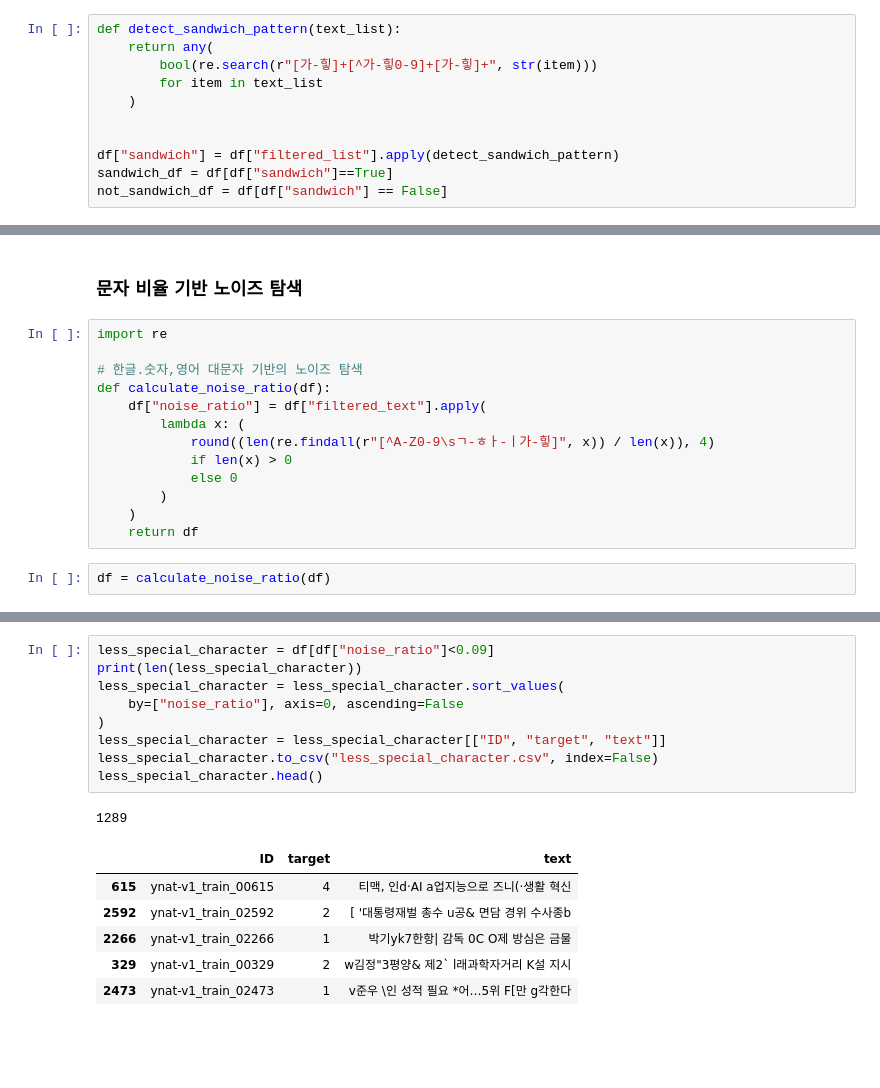
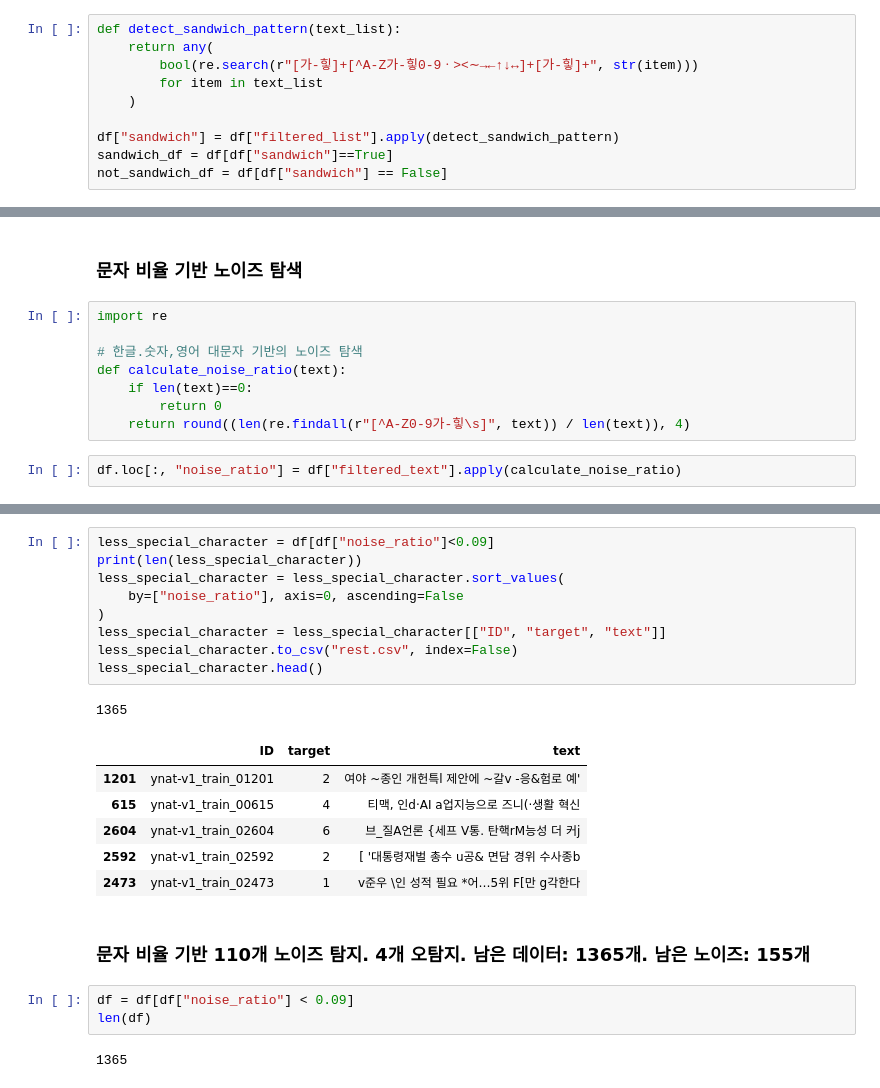
Before and after one commit to yeseoLee/Data-Centric-Topic-Classification, a Jupyter notebook: notebooks/noise_eda.ipynb, the cells around one changed output, grey strips where cells are left out. Cells and saved outputs as stored; diff of their text form; blank space fills up the shorter version.

Commit message:
exp: noise eda

```diff
--- a/notebooks/noise_eda.ipynb
+++ b/notebooks/noise_eda.ipynb
@@ -190,10 +235,9 @@ df = df[df["check"] == False]
 # %%
 def detect_sandwich_pattern(text_list):
     return any(
-        bool(re.search(r"[가-힣]+[^가-힣0-9]+[가-힣]+", str(item)))
+        bool(re.search(r"[가-힣]+[^A-Z가-힣0-9ㆍ><∼→←↑↓↔]+[가-힣]+", str(item)))
         for item in text_list
     )
-
 
 df["sandwich"] = df["filtered_list"].apply(detect_sandwich_pattern)
 sandwich_df = df[df["sandwich"]==True]
@@ -218,17 +262,12 @@ len(df)
 import re
 
 # 한글.숫자,영어 대문자 기반의 노이즈 탐색
-def calculate_noise_ratio(df):
-    df["noise_ratio"] = df["filtered_text"].apply(
-        lambda x: (
-            round((len(re.findall(r"[^A-Z0-9\sㄱ-ㅎㅏ-ㅣ가-힣]", x)) / len(x)), 4)
-            if len(x) > 0
-            else 0
-        )
-    )
-    return df
+def calculate_noise_ratio(text):
+    if len(text)==0:
+        return 0
+    return round((len(re.findall(r"[^A-Z0-9가-힣\s]", text)) / len(text)), 4)
-# %%
-df = calculate_noise_ratio(df)
+# %%
+df.loc[:, "noise_ratio"] = df["filtered_text"].apply(calculate_noise_ratio)
 # %%
 high_special_character = df[df["noise_ratio"] >= 0.09]
 print(len(high_special_character))
@@ -251,17 +290,24 @@ high_special_character.head()
 # %%
 less_special_character = df[df["noise_ratio"]<0.09]
 print(len(less_special_character))
 less_special_character = less_special_character.sort_values(
     by=["noise_ratio"], axis=0, ascending=False
 )
 less_special_character = less_special_character[["ID", "target", "text"]]
-less_special_character.to_csv("less_special_character.csv", index=False)
+less_special_character.to_csv("rest.csv", index=False)
 less_special_character.head()
 # %% [output]
-1289
+1365
 |  | ID | target | text |
+| 1201 | ynat-v1_train_01201 | 2 | 여야 ~종인 개헌특l 제안에 ~갈v -응&험로 예' |
 | 615 | ynat-v1_train_00615 | 4 | 티맥, 인d·AI a업지능으로 즈니(·생활 혁신 |
+| 2604 | ynat-v1_train_02604 | 6 | 브_질A언론 {세프 V통. 탄핵rM능성 더 커j |
 | 2592 | ynat-v1_train_02592 | 2 | [ '대통령재벌 총수 u공& 면담 경위 수사종b |
-| 2266 | ynat-v1_train_02266 | 1 | 박기yk7한항| 감독 0C O제 방심은 금물 |
-| 329 | ynat-v1_train_00329 | 2 | w김정"3평양& 제2` l래과학자거리 K설 지시 |
 | 2473 | ynat-v1_train_02473 | 1 | v준우 \인 성적 필요 *어…5위 F[만 g각한다 |
+# %% [markdown]
+### 문자 비율 기반 110개 노이즈 탐지. 4개 오탐지. 남은 데이터: 1365개. 남은 노이즈: 155개
+# %%
+df = df[df["noise_ratio"] < 0.09]
+len(df)
+# %% [output]
+1365
```
Also changed, not shown: parts of 21 cells of this notebook, 1 other file.
